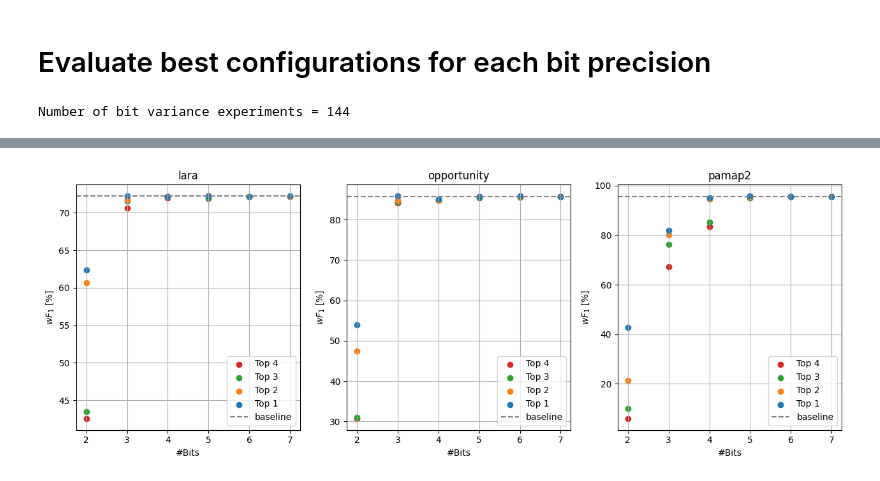
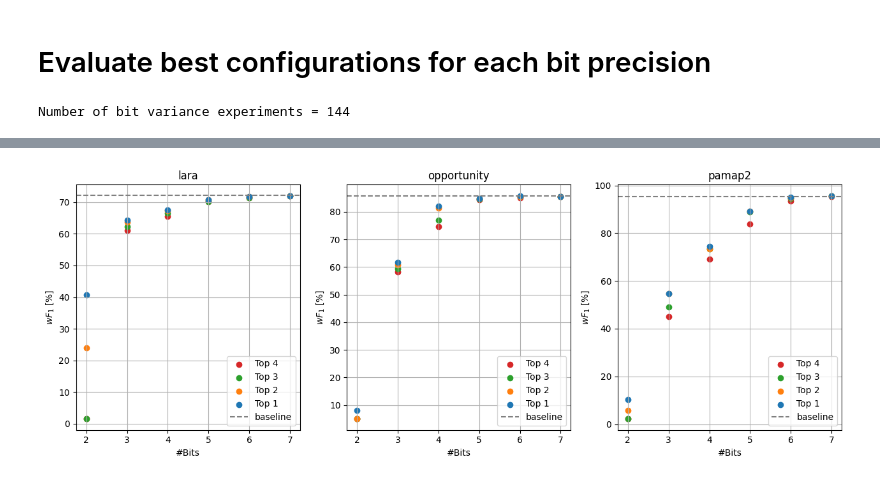
Before and after one commit to jroeger23/bachelor_thesis_code, a Jupyter notebook: eval_notebooks/ptq_cnn-imu_eval.ipynb, the cells around one changed output, grey strips where cells are left out. Drawn from its saved outputs; the diff is of its cells as text; code cells hidden in the pictures.

```diff
--- a/eval_notebooks/ptq_cnn-imu_eval.ipynb
+++ b/eval_notebooks/ptq_cnn-imu_eval.ipynb
@@ -306,7 +306,8 @@ print(f'Number of bit variance experiments = {len(bit_vairance_experiments)}')
 ex_by_bits_by_dataset = defaultdict(lambda: defaultdict(list))
 for ex in bit_vairance_experiments:
   cfg = configSubset(ex, keys=['use_dataset', 'n_bits'])
-  ex_by_bits_by_dataset[cfg['use_dataset']][cfg['n_bits']].append(ex)
+  if ex.to_dict()['config']['imu_input_quantization'] == 'static':
+    ex_by_bits_by_dataset[cfg['use_dataset']][cfg['n_bits']].append(ex)
 
 top_k = 4
 
@@ -350,7 +351,7 @@ def cell(e) -> str:
 
 
 for dataset, ex_by_bits_by_top_ix in ex_by_bits_by_top_ix_by_dataset.items():
-  table_header = ['#Bits'] + [f'Top {ix}' for ix in ex_by_bits_by_top_ix]
+  table_header = ['#Bits'] + [f'Top {ix} ({dataset})' for ix in ex_by_bits_by_top_ix]
   bits = ex_by_bits_by_top_ix[1].keys()
   table_data = zip(bits, *[[cell(e) for e in ex_by_bits.values()] for ex_by_bits in ex_by_bits_by_top_ix.values()])
   display(tabulate(tabular_data=table_data, headers=table_header, tablefmt='html'))
@@ -374,7 +375,7 @@ Number of bit variance experiments = 144
 | 7 | activation='torch.ao.quantization... | activation='torch.ao.quantization... | activation='torch.ao.quantization... | activation='torch.ao.quantization... |
 | 6 | activation='torch.ao.quantization... | activation='torch.ao.quantization... | activation='torch.ao.quantization... | activation='torch.ao.quantization... |
 | 5 | activation='torch.ao.quantization... | activation='torch.ao.quantization... | activation='torch.ao.quantization... | activation='torch.ao.quantization... |
 | 4 | activation='torch.ao.quantization... | activation='torch.ao.quantization... | activation='torch.ao.quantization... | activation='torch.ao.quantization... |
 | 3 | activation='torch.ao.quantization... | activation='torch.ao.quantization... | activation='torch.ao.quantization... | activation='torch.ao.quantization... |
 | 2 | activation='torch.ao.quantization... | activation='torch.ao.quantization... | activation='torch.ao.quantization... | activation='torch.ao.quantization... |
-[figure, old version]
+[figure, new version]
```
Also changed, not shown: parts of 1 cell of this notebook.
